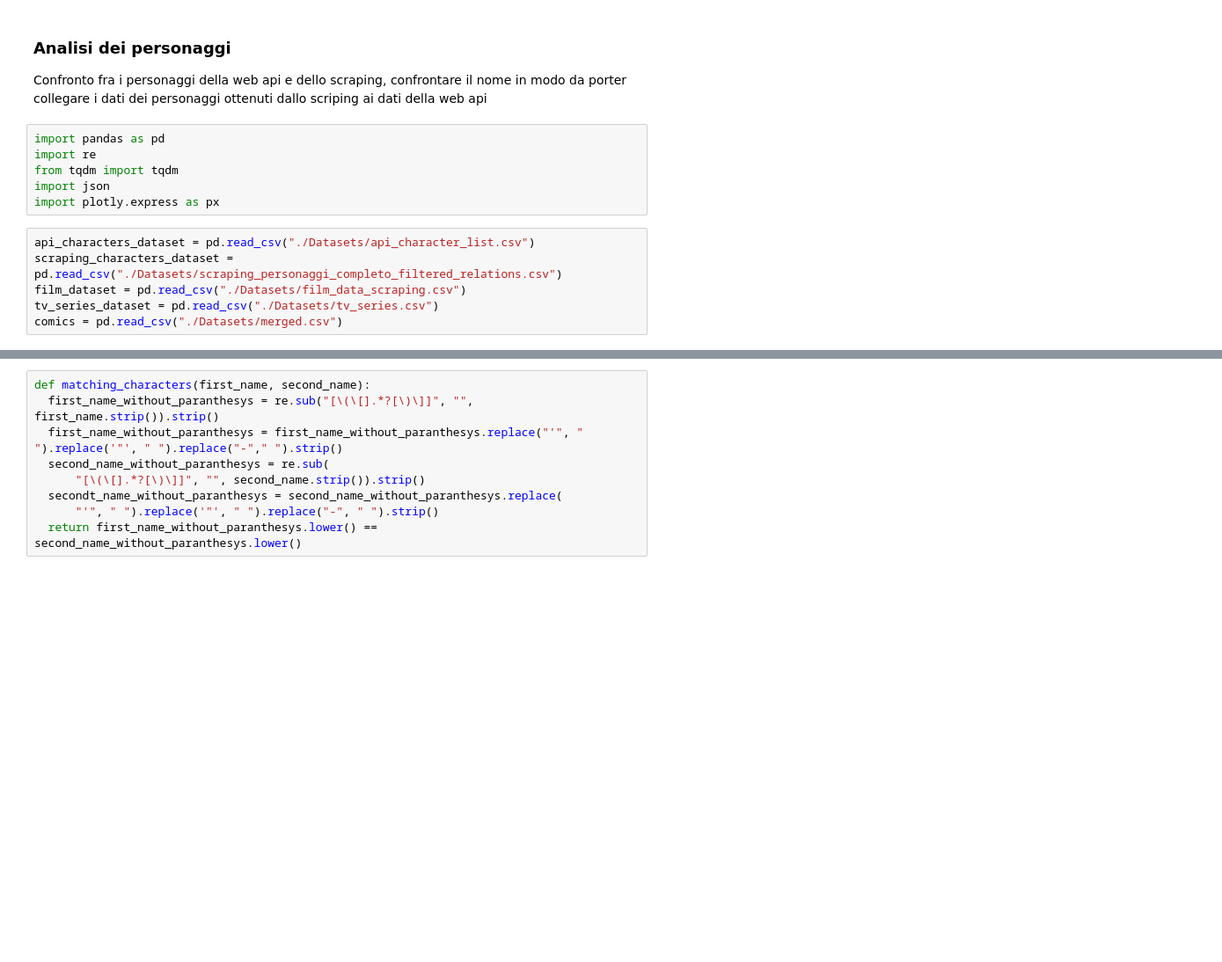
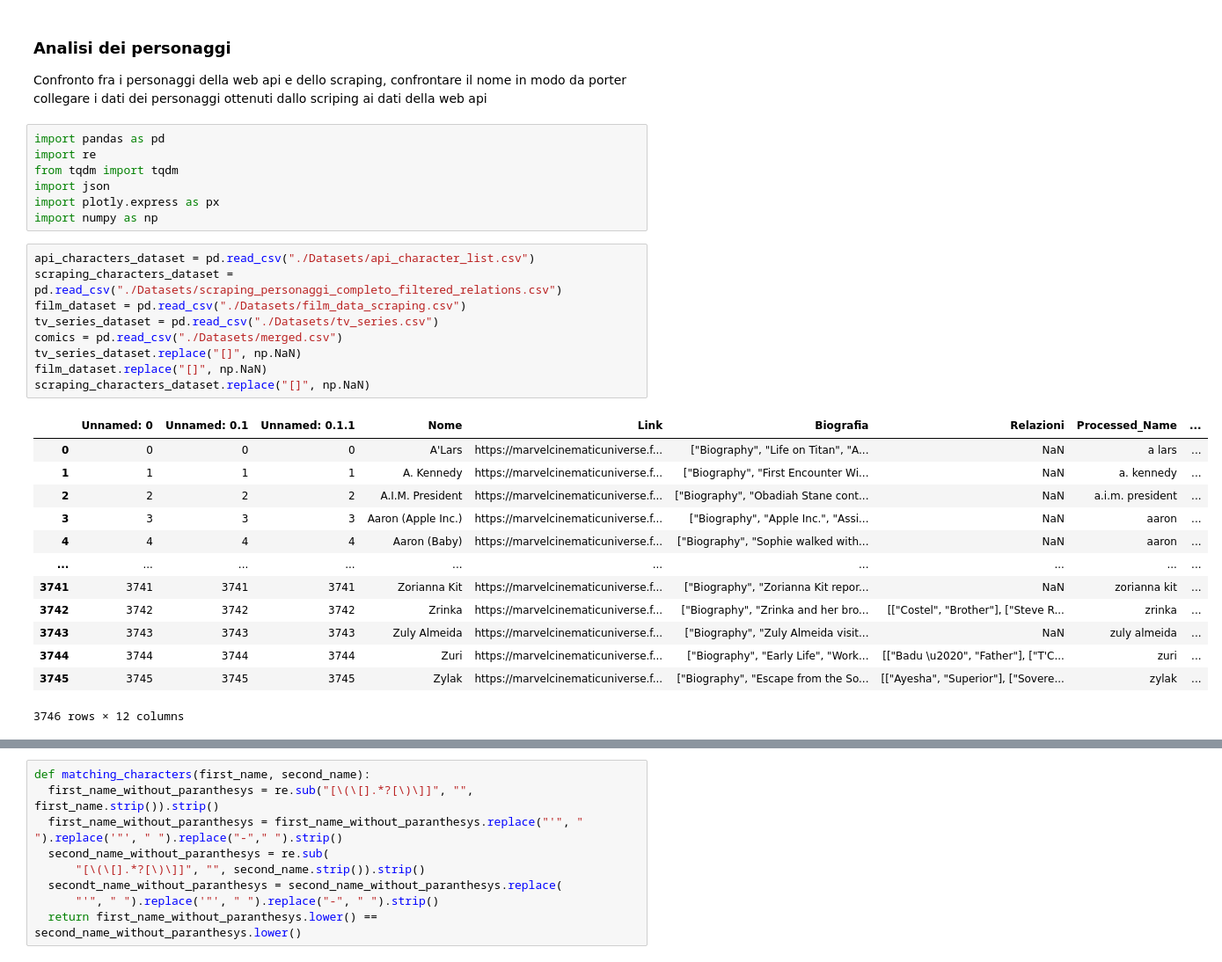
Before and after one commit to Blowdire/DataManagementProject, a Jupyter notebook: Analisi.ipynb, the cells around one changed output, grey strips where cells are left out. Shown: that part at 88% size. Saved outputs shown, nothing was run; the diff lists cells and outputs as text; blank space fills up the shorter version.

```diff
--- a/Analisi.ipynb
+++ b/Analisi.ipynb
@@ -10,9 +10,27 @@ import re
 from tqdm import tqdm
 import json
 import plotly.express as px
+import numpy as np
 # %%
 api_characters_dataset = pd.read_csv("./Datasets/api_character_list.csv")
 scraping_characters_dataset = pd.read_csv("./Datasets/scraping_personaggi_completo_filtered_relations.csv")
 film_dataset = pd.read_csv("./Datasets/film_data_scraping.csv")
 tv_series_dataset = pd.read_csv("./Datasets/tv_series.csv")
 comics = pd.read_csv("./Datasets/merged.csv")
+tv_series_dataset.replace("[]", np.NaN)
+film_dataset.replace("[]", np.NaN)
+scraping_characters_dataset.replace("[]", np.NaN)
+# %% [output]
+|  | Unnamed: 0 | Unnamed: 0.1 | Unnamed: 0.1.1 | Nome | Link | Biografia | Relazioni | Processed_Name | ... |
+| 0 | 0 | 0 | 0 | A'Lars | https://marvelcinematicuniverse.f... | ["Biography", "Life on Titan", "A... | NaN | a lars | ... |
+| 1 | 1 | 1 | 1 | A. Kennedy | https://marvelcinematicuniverse.f... | ["Biography", "First Encounter Wi... | NaN | a. kennedy | ... |
+| 2 | 2 | 2 | 2 | A.I.M. President | https://marvelcinematicuniverse.f... | ["Biography", "Obadiah Stane cont... | NaN | a.i.m. president | ... |
+| 3 | 3 | 3 | 3 | Aaron (Apple Inc.) | https://marvelcinematicuniverse.f... | ["Biography", "Apple Inc.", "Assi... | NaN | aaron | ... |
+| 4 | 4 | 4 | 4 | Aaron (Baby) | https://marvelcinematicuniverse.f... | ["Biography", "Sophie walked with... | NaN | aaron | ... |
+| ... | ... | ... | ... | ... | ... | ... | ... | ... | ... |
+| 3741 | 3741 | 3741 | 3741 | Zorianna Kit | https://marvelcinematicuniverse.f... | ["Biography", "Zorianna Kit repor... | NaN | zorianna kit | ... |
+| 3742 | 3742 | 3742 | 3742 | Zrinka | https://marvelcinematicuniverse.f... | ["Biography", "Zrinka and her bro... | [["Costel", "Brother"], ["Steve R... | zrinka | ... |
+| 3743 | 3743 | 3743 | 3743 | Zuly Almeida | https://marvelcinematicuniverse.f... | ["Biography", "Zuly Almeida visit... | NaN | zuly almeida | ... |
+| 3744 | 3744 | 3744 | 3744 | Zuri | https://marvelcinematicuniverse.f... | ["Biography", "Early Life", "Work... | [["Badu \u2020", "Father"], ["T'C... | zuri | ... |
+| 3745 | 3745 | 3745 | 3745 | Zylak | https://marvelcinematicuniverse.f... | ["Biography", "Escape from the So... | [["Ayesha", "Superior"], ["Sovere... | zylak | ... |
+3746 rows × 12 columns
```
Also changed, not shown: parts of 5 cells of this notebook, 20 other files.
